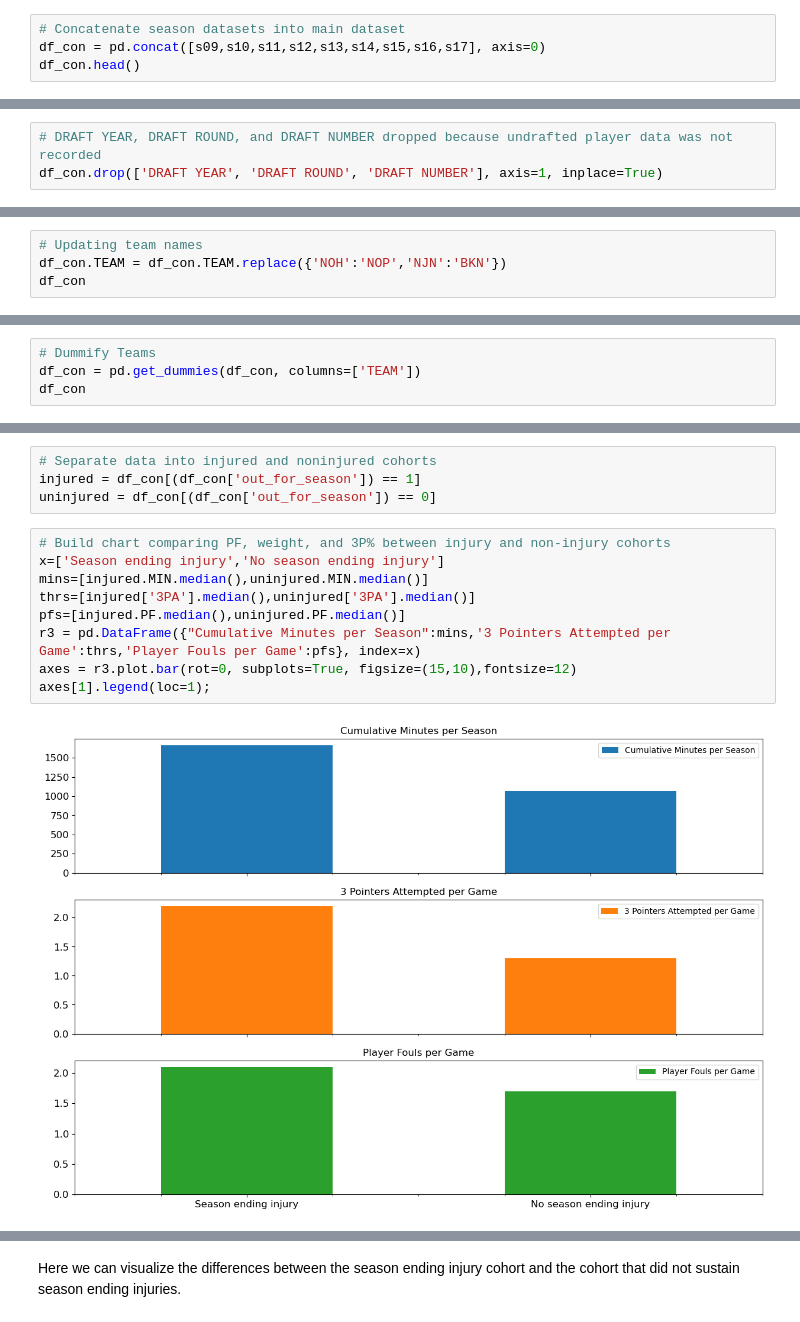
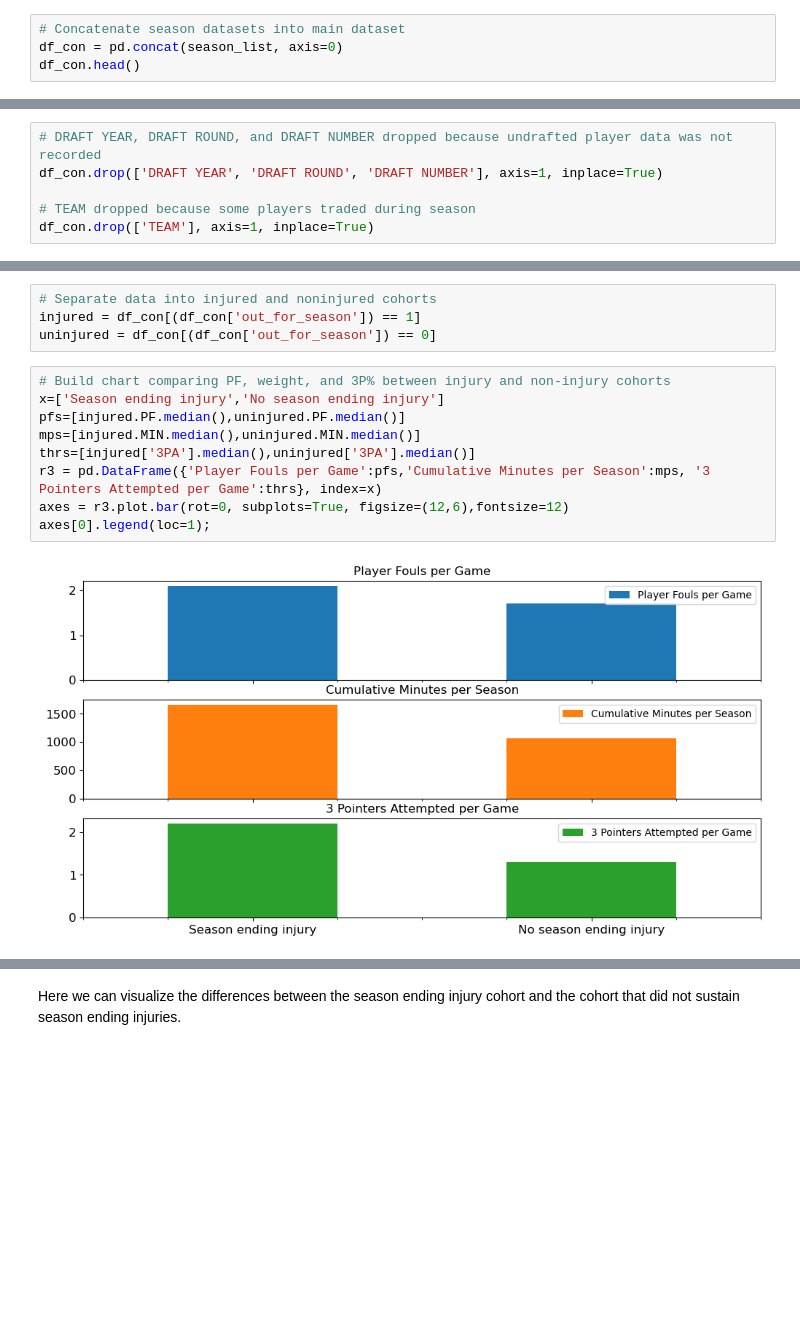
Before and after one commit to RH3421/Reducing_NBA_Injuries, a Jupyter notebook: Main_Notebook.ipynb, the cells around one changed output, grey strips where cells are left out. Saved outputs shown, nothing was run; the diff lists cells and outputs as text; blank space fills up the shorter version.

```diff
--- a/Main_Notebook.ipynb
+++ b/Main_Notebook.ipynb
@@ -214,6 +197,6 @@ pd.DataFrame(y,x)
 # %%
 # Concatenate season datasets into main dataset
-df_con = pd.concat([s09,s10,s11,s12,s13,s14,s15,s16,s17], axis=0)
+df_con = pd.concat(season_list, axis=0)
 df_con.head()
 # %% [output]
 |  | Name | TEAM | AGE | HEIGHT | WEIGHT | COLLEGE | COUNTRY | DRAFT YEAR | DRAFT ROUND | DRAFT NUMBER | ... |
@@ -261,6 +245,9 @@ df_con['out_for_season'].fillna(0, inplace=True)
 # %%
 # DRAFT YEAR, DRAFT ROUND, and DRAFT NUMBER dropped because undrafted player data was not recorded
 df_con.drop(['DRAFT YEAR', 'DRAFT ROUND', 'DRAFT NUMBER'], axis=1, inplace=True)
+
+# TEAM dropped because some players traded during season
+df_con.drop(['TEAM'], axis=1, inplace=True)
 # %%
 # Function to convert strings to numeric
 def MakeNumeric(Column):
@@ -272,7 +259,3 @@ make_columns_numeric = ['COUNTRY', 'COLLEGE', 'out_for_season']
 
 # Apply function
 make_columns_numeric = [MakeNumeric(column) for column in make_columns_numeric]
-# %%
-# Updating team names
-df_con.TEAM = df_con.TEAM.replace({'NOH':'NOP','NJN':'BKN'})
-df_con
@@ -293,4 +261,0 @@ df_con
-# %%
-# Dummify Teams
-df_con = pd.get_dummies(df_con, columns=['TEAM'])
-df_con
@@ -603,11 +548,11 @@ uninjured = df_con[(df_con['out_for_season']) == 0]
 # %%
 # Build chart comparing PF, weight, and 3P% between injury and non-injury cohorts
 x=['Season ending injury','No season ending injury']
-mins=[injured.MIN.median(),uninjured.MIN.median()]
+pfs=[injured.PF.median(),uninjured.PF.median()]
+mps=[injured.MIN.median(),uninjured.MIN.median()]
 thrs=[injured['3PA'].median(),uninjured['3PA'].median()]
-pfs=[injured.PF.median(),uninjured.PF.median()]
-r3 = pd.DataFrame({"Cumulative Minutes per Season":mins,'3 Pointers Attempted per Game':thrs,'Player Fouls per Game':pfs}, index=x)
-axes = r3.plot.bar(rot=0, subplots=True, figsize=(15,10),fontsize=12)
-axes[1].legend(loc=1);
+r3 = pd.DataFrame({'Player Fouls per Game':pfs,'Cumulative Minutes per Season':mps, '3 Pointers Attempted per Game':thrs}, index=x)
+axes = r3.plot.bar(rot=0, subplots=True, figsize=(12,6),fontsize=12)
+axes[0].legend(loc=1);
 # %% [output]
-[figure, old version]
+[figure, new version]
```
Also changed, not shown: parts of 52 cells of this notebook.
